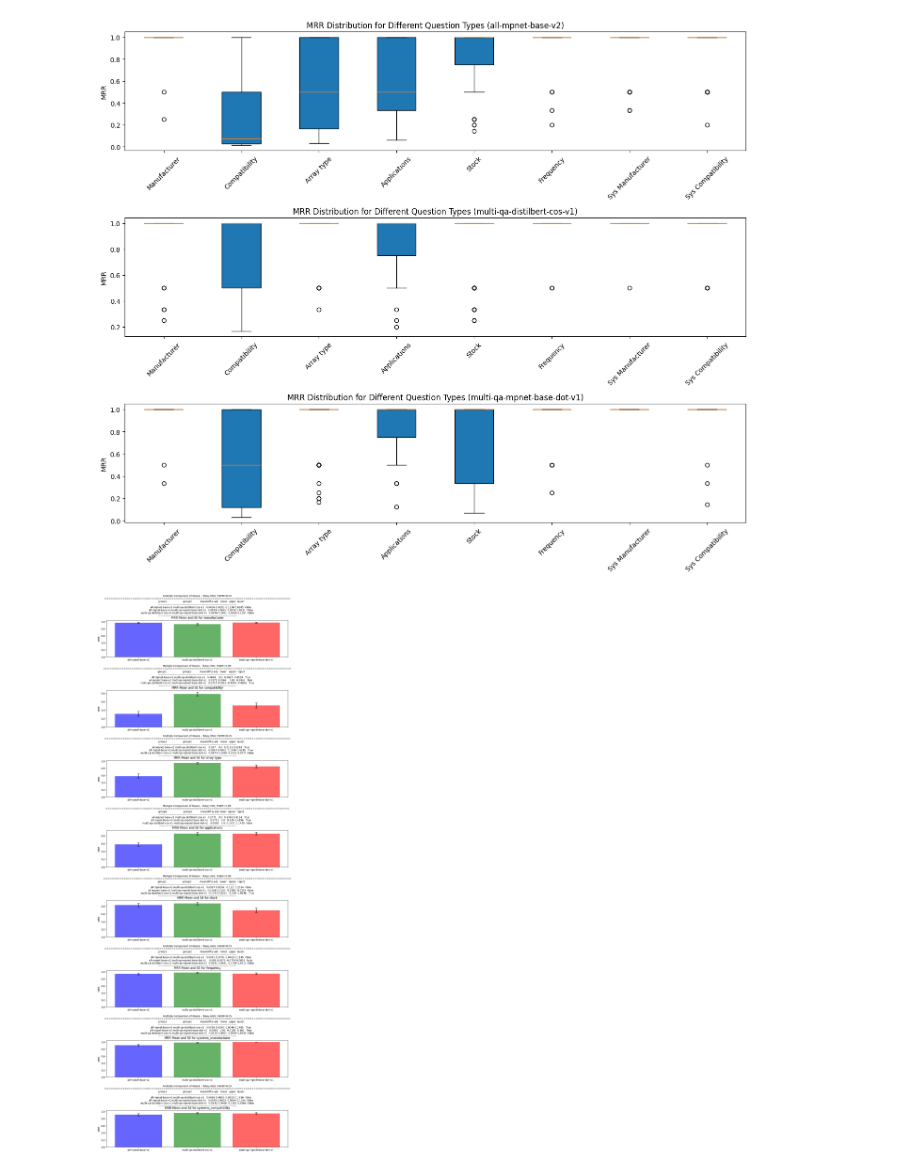
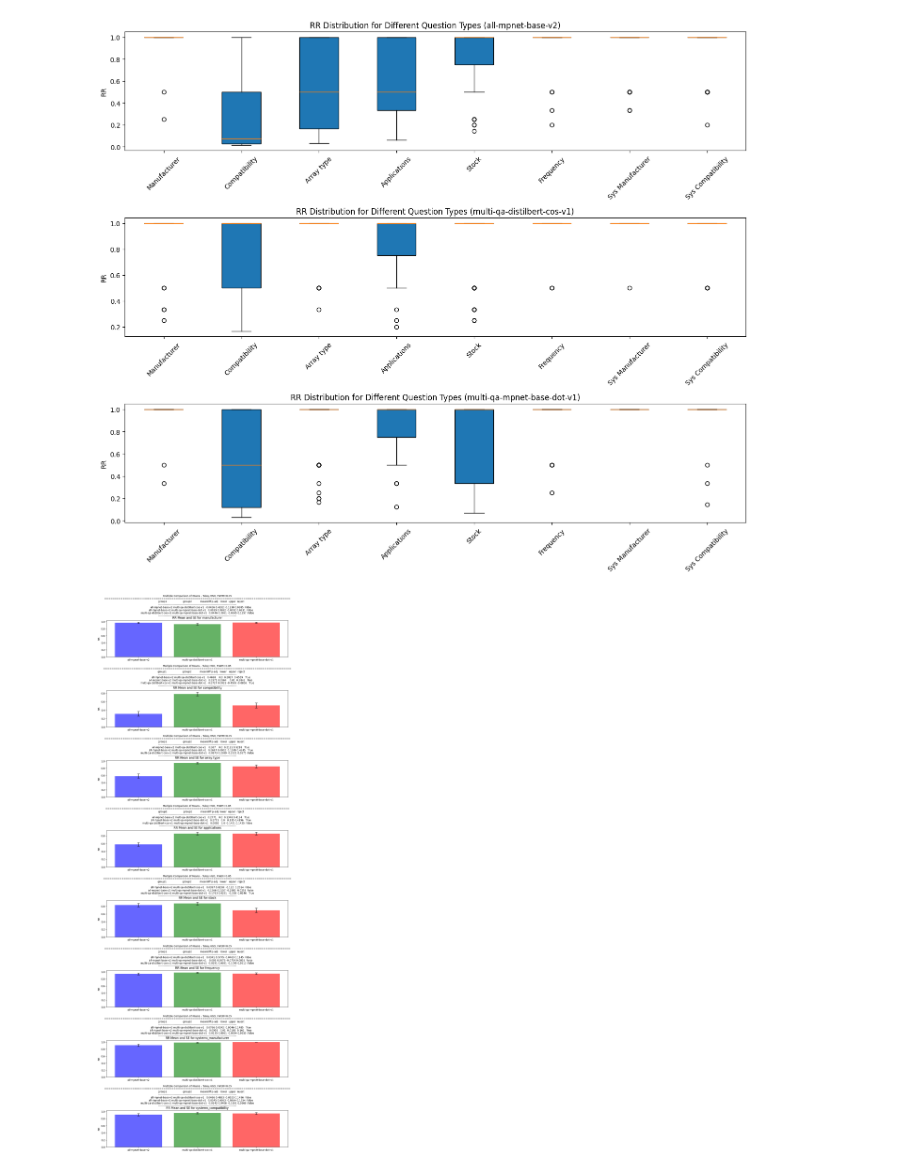
Before and after one commit to dennisvdang/QA-Retrieval-System, a Jupyter notebook: notebooks/qa_system.ipynb, the cells around one changed output. Saved outputs shown, nothing was run; the diff lists cells and outputs as text; code cells hidden in the pictures.

```diff
--- a/notebooks/qa_system.ipynb
+++ b/notebooks/qa_system.ipynb
@@ -238,88 +240,88 @@ results = {
 # Define the order of models
 model_order = ['all-mpnet-base-v2', 'multi-qa-distilbert-cos-v1', 'multi-qa-mpnet-base-dot-v1']
 
-# Filter MRR values for different 'probes' and 'systems' question types
+# Filter RR values for different 'probes' and 'systems' question types
 probe_types = ['manufacturer', 'compatibility', 'array type', 'applications', 'stock', 'frequency']
 system_types = ['manufacturer', 'compatibility']
 
-results_mrr_by_type = {key: {ptype: df[df['tags'].apply(lambda x: 'probes' in x and ptype in x)]['mrr'].dropna() for ptype in probe_types} for key, df in results.items()}
+results_rr_by_type = {key: {ptype: df[df['tags'].apply(lambda x: 'probes' in x and ptype in x)]['rr'].dropna() for ptype in probe_types} for key, df in results.items()}
 
 # Add 'systems' question types to the results
 for key, df in results.items():
-    results_mrr_by_type[key].update({f'systems_{stype}': df[df['tags'].apply(lambda x: 'systems' in x and stype in x)]['mrr'].dropna() for stype in system_types})
+    results_rr_by_type[key].update({f'systems_{stype}': df[df['tags'].apply(lambda x: 'systems' in x and stype in x)]['rr'].dropna() for stype in system_types})
 
 # Define the complete list of question types in the desired order
 all_types = probe_types + [f'systems_{stype}' for stype in system_types]
 labels = [ptype.capitalize() for ptype in probe_types] + [f'Sys {stype.capitalize()}' for stype in system_types]
 
 # Create the boxplot
-fig, ax = plt.subplots(len(model_order), 1, figsize=(14, 12))  # Adjust subplot creation to match the number of models
+fig, ax = plt.subplots(len(model_order), 1, figsize=(14, 12))
 
 for i, model_key in enumerate(model_order):
-    mrr_by_type = results_mrr_by_type[model_key]
-    data = [mrr_by_type[ptype] for ptype in all_types if ptype in mrr_by_type]
+    rr_by_type = results_rr_by_type[model_key]
+    data = [rr_by_type[ptype] for ptype in all_types if ptype in rr_by_type]
     ax[i].boxplot(data, vert=True, patch_artist=True)
-    ax[i].set_xticklabels(labels, rotation=45)  # Set labels with rotation for better visibility
-    ax[i].set_ylabel('MRR')
-    ax[i].set_title(f'MRR Distribution for Different Question Types ({model_key})')
+    ax[i].set_xticklabels(labels, rotation=45)
+    ax[i].set_ylabel('RR')
+    ax[i].set_title(f'RR Distribution for Different Question Types ({model_key})')
 
-plt.tight_layout()  # Adjust layout to prevent overlap
+plt.tight_layout()
 plt.show()
 # %% [output]
 [figure]
 # %%
 # Calculate means and standard errors
-mean_mrr_by_type = {}
-se_mrr_by_type = {}
+mean_rr_by_type = {}
+se_rr_by_type = {}
 tukey_results = {}
 
 for ptype in all_types:
-    mean_mrr_by_type[ptype] = []
-    se_mrr_by_type[ptype] = []
+    mean_rr_by_type[ptype] = []
+    se_rr_by_type[ptype] = []
     tukey_data = []
     for model_name in model_order:  # Use the defined model order
-        mrr_by_type = results_mrr_by_type[model_name][ptype]
-        mean_mrr = np.mean(mrr_by_type)
-        se_mrr = np.std(mrr_by_type) / np.sqrt(len(mrr_by_type))  # Standard Error of the mean
-        mean_mrr_by_type[ptype].append(mean_mrr)
-        se_mrr_by_type[ptype].append(se_mrr)
-        tukey_data.extend([(ptype, model_name, mrr) for mrr in mrr_by_type])
+        rr_by_type = results_rr_by_type[model_name][ptype]
+        mean_rr = np.mean(rr_by_type)
+        se_rr = np.std(rr_by_type) / np.sqrt(len(rr_by_type))  # Standard Error of the mean
+        mean_rr_by_type[ptype].append(mean_rr)
+        se_rr_by_type[ptype].append(se_rr)
+        tukey_data.extend([(ptype, model_name, rr) for rr in rr_by_type])
 
     # Prepare data for Tukey's HSD test
-    tukey_df = pd.DataFrame(tukey_data, columns=['QuestionType', 'Model', 'MRR'])
-    tukey_result = pairwise_tukeyhsd(endog=tukey_df['MRR'],
+    tukey_df = pd.DataFrame(tukey_data, columns=['QuestionType', 'Model', 'RR'])
+    tukey_result = pairwise_tukeyhsd(endog=tukey_df['RR'],
                                      groups=tukey_df['Model'],
                                      alpha=0.05)
     tukey_results[ptype] = tukey_result
 
 # Colors for different models
 colors = ['blue', 'green', 'red']
 
 fig, axes = plt.subplots(nrows=len(all_types), figsize=(12, 4 * len(all_types)))
 
 if len(all_types) == 1:
     axes = [axes]  # Make it iterable
 
 for ax, ptype in zip(axes, all_types):
     # Data for plotting
-    means = mean_mrr_by_type[ptype]
-    errors = se_mrr_by_type[ptype]
+    means = mean_rr_by_type[ptype]
+    errors = se_rr_by_type[ptype]
     x = np.arange(len(means))
 
     # Creating bar chart
     ax.bar(x, means, yerr=errors, color=colors, capsize=5, alpha=0.6)
     ax.set_xticks(x)
     ax.set_xticklabels(model_order)
-    ax.set_title(f'MRR Mean and SE for {ptype}')
-    ax.set_ylabel('MRR')
+    ax.set_title(f'RR Mean and SE for {ptype}')
+    ax.set_ylabel('RR')
 
     # Print Tukey's HSD results above the bar chart
     ax.text(0.5, 1.1, str(tukey_results[ptype]), transform=ax.transAxes, ha='center')
 
 plt.tight_layout()
 plt.show()
 # %% [output]
-[figure, old version]
+[figure, new version]
 # %%
 class QADataset(Dataset):
     def __init__(self, question_embeddings, document_embeddings):
```
Also changed, not shown: parts of 5 cells of this notebook.
